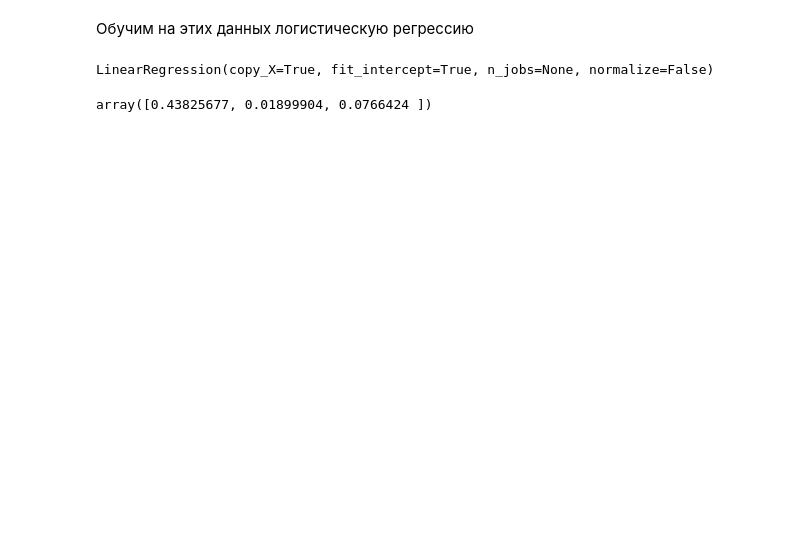
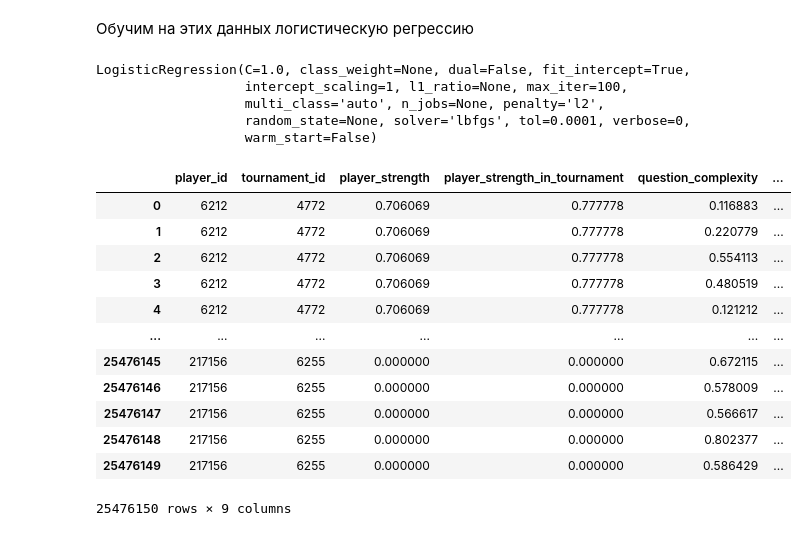
Before and after one commit to SergeyBondarev/probabilistic-rating-system, a Jupyter notebook: chgk-EM-rating.ipynb, the cells around one changed output. Saved outputs shown, nothing was run; the diff lists cells and outputs as text; code cells hidden in the pictures; blank space fills up the shorter version.

```diff
--- a/chgk-EM-rating.ipynb
+++ b/chgk-EM-rating.ipynb
@@ -312,14 +322,36 @@ df
 # %% [markdown]
 Обучим на этих данных логистическую регрессию
 # %%
-from sklearn.linear_model import LinearRegression
+from sklearn.linear_model import LogisticRegression
 
-lr = LinearRegression()
+lr = LogisticRegression()
 
-lr.fit(df.drop(['player_id', 'tournament_id', 'player_strength'], axis=1), df['player_strength'])
+lr.fit(df.drop(['player_id', 'tournament_id', 'has_answered'], axis=1), df['has_answered'])
 # %% [output]
-LinearRegression(copy_X=True, fit_intercept=True, n_jobs=None, normalize=False)
+LogisticRegression(C=1.0, class_weight=None, dual=False, fit_intercept=True,
+                   intercept_scaling=1, l1_ratio=None, max_iter=100,
+                   multi_class='auto', n_jobs=None, penalty='l2',
+                   random_state=None, solver='lbfgs', tol=0.0001, verbose=0,
+                   warm_start=False)
-# %%
-lr.coef_
-# %% [output]
-array([0.43825677, 0.01899904, 0.0766424 ])
+# %%
+predicted_probs = lr.predict_proba(df.drop(['player_id', 'tournament_id', 'has_answered'], axis=1))
+# %%
+predicted_probs = pd.DataFrame(predicted_probs)
+predicted_probs.columns = ['1 - predicted_proba', 'predicted_proba']
+# %%
+df = df.merge(predicted_probs, left_index=True, right_index=True)
+df
+# %% [output]
+|  | player_id | tournament_id | player_strength | player_strength_in_tournament | question_complexity | ... |
+| 0 | 6212 | 4772 | 0.706069 | 0.777778 | 0.116883 | ... |
+| 1 | 6212 | 4772 | 0.706069 | 0.777778 | 0.220779 | ... |
+| 2 | 6212 | 4772 | 0.706069 | 0.777778 | 0.554113 | ... |
+| 3 | 6212 | 4772 | 0.706069 | 0.777778 | 0.480519 | ... |
+| 4 | 6212 | 4772 | 0.706069 | 0.777778 | 0.121212 | ... |
+| ... | ... | ... | ... | ... | ... | ... |
+| 25476145 | 217156 | 6255 | 0.000000 | 0.000000 | 0.672115 | ... |
+| 25476146 | 217156 | 6255 | 0.000000 | 0.000000 | 0.578009 | ... |
+| 25476147 | 217156 | 6255 | 0.000000 | 0.000000 | 0.566617 | ... |
+| 25476148 | 217156 | 6255 | 0.000000 | 0.000000 | 0.802377 | ... |
+| 25476149 | 217156 | 6255 | 0.000000 | 0.000000 | 0.586429 | ... |
+25476150 rows × 9 columns
```
Also changed, not shown: parts of 11 cells of this notebook.
